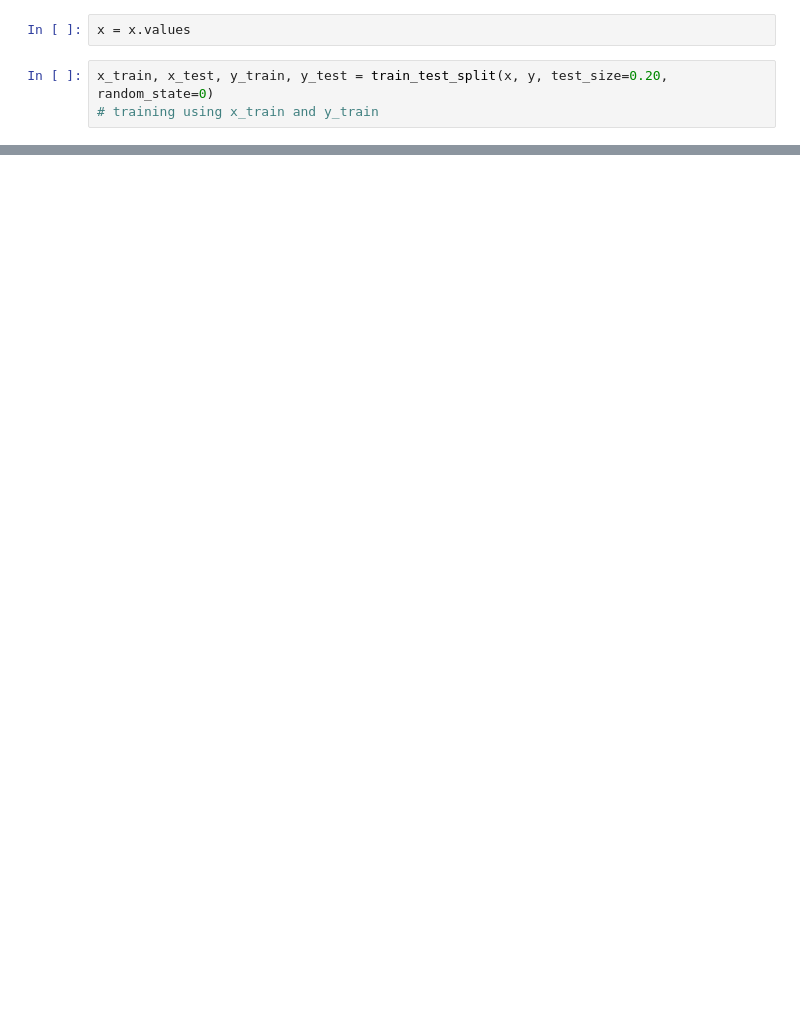
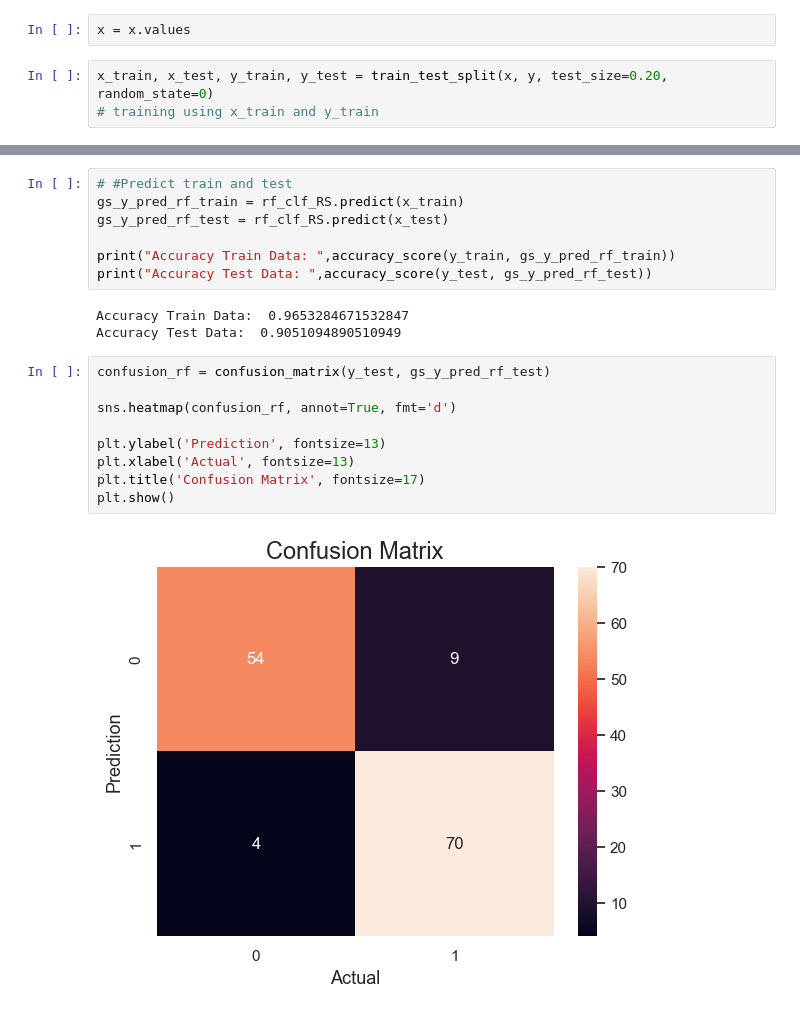
Before and after one commit to crabbbb/Credit-Approval, a Jupyter notebook: CreaditApproval Dataset Clean.ipynb, the cells around one changed output, grey strips where cells are left out. Drawn from its saved outputs; the diff is of its cells as text; blank space fills up the shorter version.

```diff
--- a/CreaditApproval Dataset Clean.ipynb
+++ b/CreaditApproval Dataset Clean.ipynb
@@ -1483,0 +1590,21 @@ x_train, x_test, y_train, y_test = train_test_split(x, y, test_size=0.20, random
+# %%
+# #Predict train and test
+gs_y_pred_rf_train = rf_clf_RS.predict(x_train)
+gs_y_pred_rf_test = rf_clf_RS.predict(x_test)
+
+print("Accuracy Train Data: ",accuracy_score(y_train, gs_y_pred_rf_train))
+print("Accuracy Test Data: ",accuracy_score(y_test, gs_y_pred_rf_test))
+# %% [output]
+Accuracy Train Data:  0.9653284671532847
+Accuracy Test Data:  0.9051094890510949
+# %%
+confusion_rf = confusion_matrix(y_test, gs_y_pred_rf_test)
+
+sns.heatmap(confusion_rf, annot=True, fmt='d')
+
+plt.ylabel('Prediction', fontsize=13)
+plt.xlabel('Actual', fontsize=13)
+plt.title('Confusion Matrix', fontsize=17)
+plt.show()
+# %% [output]
+[figure, added]
```
Also changed, not shown: parts of 40 cells of this notebook.
